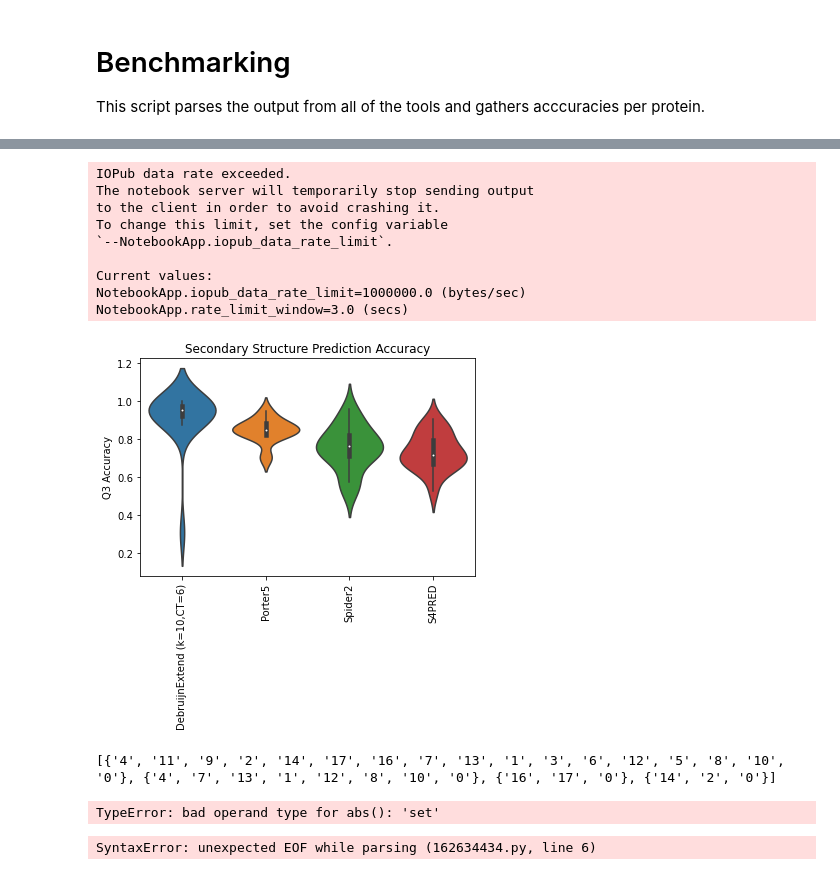
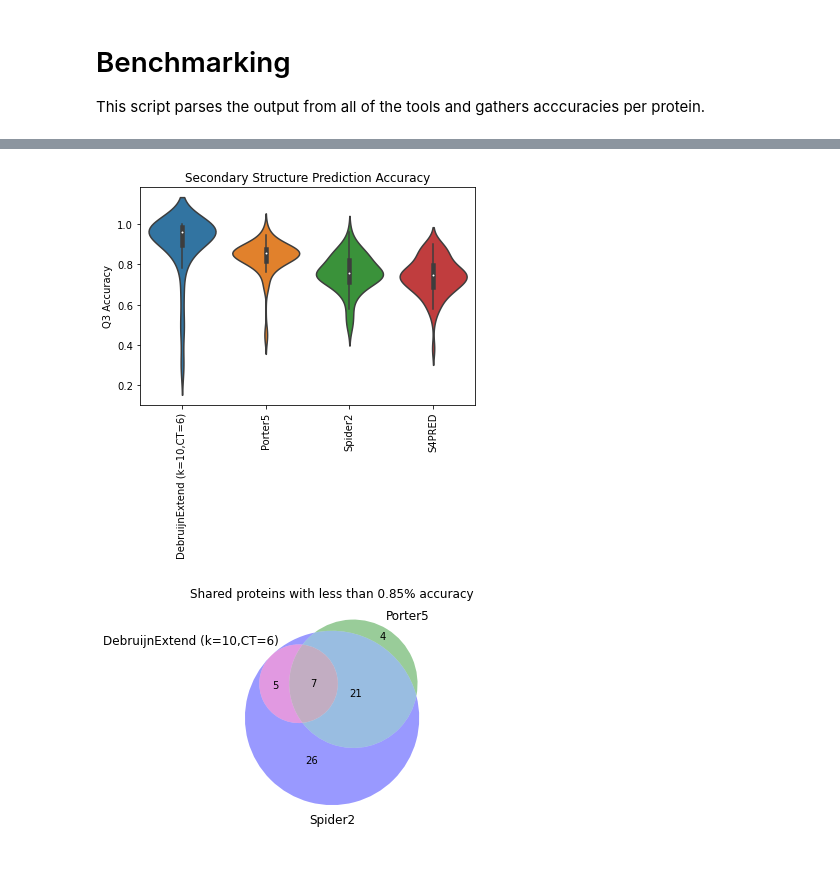
Before and after one commit to Dreycey/DebruijnExtend, a Jupyter notebook: src/py_notebooks/benchmarkinig_analysis.ipynb, the cells around one changed output, grey strips where cells are left out. Saved outputs shown, nothing was run; the diff lists cells and outputs as text; code cells hidden in the pictures.

Commit message:
adding updated py notebooks

```diff
--- a/src/py_notebooks/benchmarkinig_analysis.ipynb
+++ b/src/py_notebooks/benchmarkinig_analysis.ipynb
@@ -187,6 +184,7 @@ def plot_confusion_matrix(input_results: ResultStruct):
                                    index=['C', 'E', 'H'])
     ## plot confusion matrix
     ax = sns.heatmap(total_confusion, annot=True, linewidths=.5)
+
     plt.show()
 
 def avg_acc_per_length(input_results: ResultStruct):
@@ -201,6 +199,7 @@ def avg_acc_per_length(input_results: ResultStruct):
     plt.ylim(0, 1)
     plt.ylabel("Accuracy")
     plt.xlabel("Protein Length")
+
     plt.show()
 
 def difference_vendiagram(input_results_dict, threshold=0.9):
@@ -212,11 +211,12 @@ def difference_vendiagram(input_results_dict, threshold=0.9):
         accuracy_array = list(multi_input_results[software_name].accuracy)
         correct_set = []
         for index, result in enumerate(accuracy_array):
-            if (result > threshold):
+            if (result < threshold):
                 correct_set.append(str(index))
         results.append(set(correct_set))
-    print(results)
     venn3(results, (software for software in input_results_dict.keys()))
+    plt.title(f"Shared proteins with less than {threshold}% accuracy")
+
     plt.show()
 
 def plot_bar(multi_input_results):
@@ -316,53 +246,43 @@ KeyError: '5VUK'
 # %%
 # PATHS
-debExt_dir_3 = "debext_preliminary_benchmark"
-psipred_dir = "s4pred_preliminary_benchmark"
-porter5_dir = "porter5_preliminary_benchmark"
-spider_dir = "spider2_preliminary_benchmark"
-truth_csv = "TESTING2.csv"
+prev_path = "../../benchmarking/tools/"
+bench_suffix = "FinalizedBenchmarking/"
+debExt_dir_3 = prev_path+"debext_"+bench_suffix
+psipred_dir = prev_path+"s4pred_"+bench_suffix
+porter5_dir = prev_path+"porter5_"+bench_suffix
+spider_dir = prev_path+"spider2_"+bench_suffix
+truth_csv = prev_path+"TESTING2.csv"
 
 ########
 # obtan results dictionaries.
 ########
-debExt_dir_3r = parse_dir(debExt_dir_3, truth_csv, parser_debext)
-psipred_result = parse_dir(psipred_dir, truth_csv, parser_psipred)
-porter5_result = parse_dir(porter5_dir, truth_csv, parser_porter5)
-spider_result = parse_dir(spider_dir, truth_csv, parser_spider)
-print(porter5_result.accuracy)
+debExt_dir_3r = parse_dir(debExt_dir_3, truth_csv, parser_function=parser_debext)
+psipred_result = parse_dir(psipred_dir, truth_csv, parser_function=parser_psipred)
+porter5_result = parse_dir(porter5_dir, truth_csv, parser_function=parser_porter5)
+spider_result = parse_dir(spider_dir, truth_csv, parser_function=parser_spider)
+
 ########
 # obtain plots.
 ########
-multi_input_results = {
-                       "DebruijnExtend (k=10,CT=6)" : debExt_dir_3r,
+
+# Create results dictionary
+multi_input_results = {"DebruijnExtend (k=10,CT=6)" : debExt_dir_3r,
                        "Porter5" : porter5_result,
                        "Spider2" : spider_result,
                        "S4PRED" : psipred_result,
                       }
 # for results in multi_input_results.values():
 #     print(sorted(results.accuracy))
 #     print(np.average(results.accuracy))
+
+# plot the violin plots for all of the results
 plot_bar(multi_input_results)
+
+# plot shared error proteins between top 3 tools
+del multi_input_results["S4PRED"]
 difference_vendiagram(multi_input_results, threshold=0.85)
 # %% [output]
-IOPub data rate exceeded.
-The notebook server will temporarily stop sending output
-to the client in order to avoid crashing it.
-To change this limit, set the config variable
-`--NotebookApp.iopub_data_rate_limit`.
-
-Current values:
-NotebookApp.iopub_data_rate_limit=1000000.0 (bytes/sec)
-NotebookApp.rate_limit_window=3.0 (secs)
-[figure, old version]
+[figure, new version]
-[{'4', '11', '9', '2', '14', '17', '16', '7', '13', '1', '3', '6', '12', '5', '8', '10', '0'}, {'4', '7', '13', '1', '12', '8', '10', '0'}, {'16', '17', '0'}, {'14', '2', '0'}]
-TypeError: bad operand type for abs(): 'set'
+[figure, added]
-# %%
-[0.3069, 0.4062, 0.4909, 0.5695, 0.725, 0.7717, 0.8024, 0.8342, 0.8459, 0.85
-[0.3069, 0.4062, 0.4909, 0.5695, 0.725, 0.7469, 0.7717, 0.7943, 0.8024, 0.8342, 0.8459, 0.85,
-[0.3069, 0.4062, 0.4909, 0.5695, 0.725, 0.7469, 0.7717, 0.7742, 0.7943, 0.8024, 0.8342, 0.8459, 0.85
-[0.3069, 0.4062, 0.4909, 0.5306, 0.5695, 0.725, 0.7469, 0.7717, 0.7742, 0.7943, 0.8024, 0.8342, 0.8459, 0.85,
-[0.3069, 0.4062, 0.4909, 0.5076, 0.5306, 0.5322, 0.5695
-# %% [output]
-SyntaxError: unexpected EOF while parsing (162634434.py, line 6)
 # %%
 # PATHS
```
Also changed, not shown: parts of 7 cells of this notebook.
